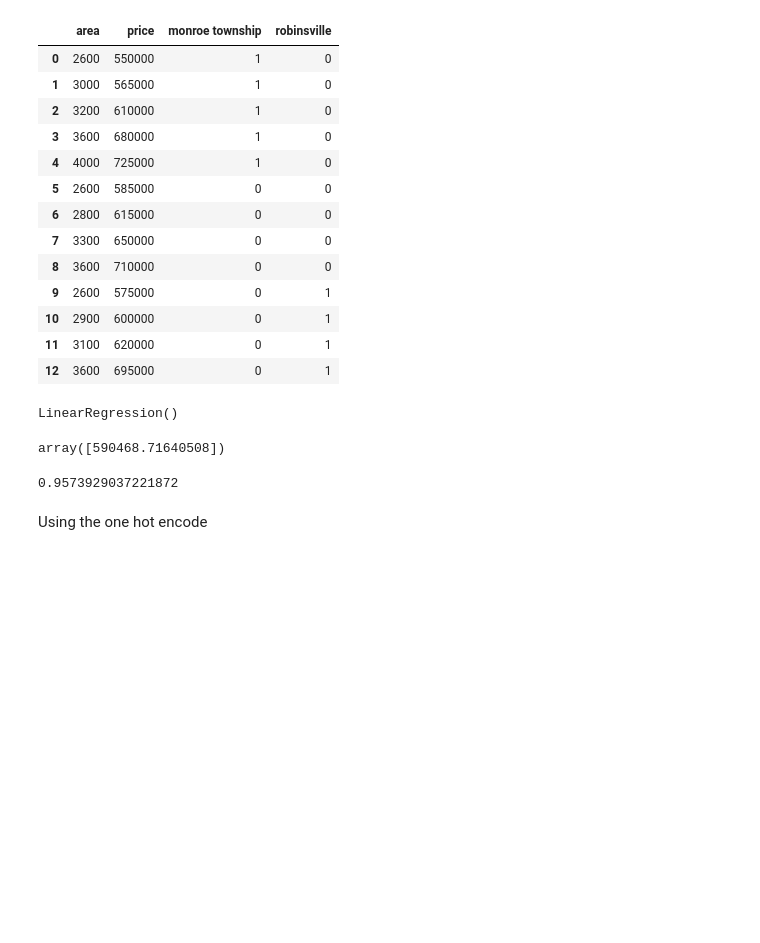
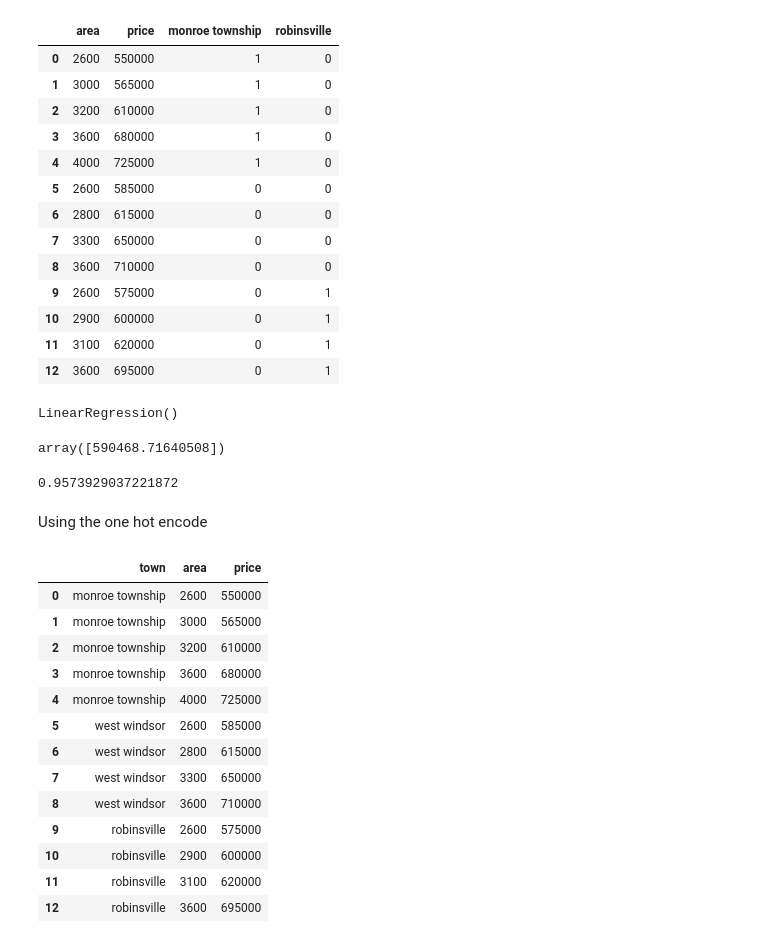
Before and after one commit to mvuddandi/ML-StatModels, a Jupyter notebook: One_hot_encoder.ipynb, the cells around one changed output. Drawn from its saved outputs; the diff is of its cells as text; code cells hidden in the pictures; blank space fills up the shorter version.

```diff
--- a/One_hot_encoder.ipynb
+++ b/One_hot_encoder.ipynb
@@ -110,0 +115,18 @@ Using the one hot encode
+# %%
+df_mer2 = df
+df_mer2
+# %% [output]
+|  | town | area | price |
+| 0 | monroe township | 2600 | 550000 |
+| 1 | monroe township | 3000 | 565000 |
+| 2 | monroe township | 3200 | 610000 |
+| 3 | monroe township | 3600 | 680000 |
+| 4 | monroe township | 4000 | 725000 |
+| 5 | west windsor | 2600 | 585000 |
+| 6 | west windsor | 2800 | 615000 |
+| 7 | west windsor | 3300 | 650000 |
+| 8 | west windsor | 3600 | 710000 |
+| 9 | robinsville | 2600 | 575000 |
+| 10 | robinsville | 2900 | 600000 |
+| 11 | robinsville | 3100 | 620000 |
+| 12 | robinsville | 3600 | 695000 |
```
Also changed, not shown: parts of 10 cells of this notebook.
